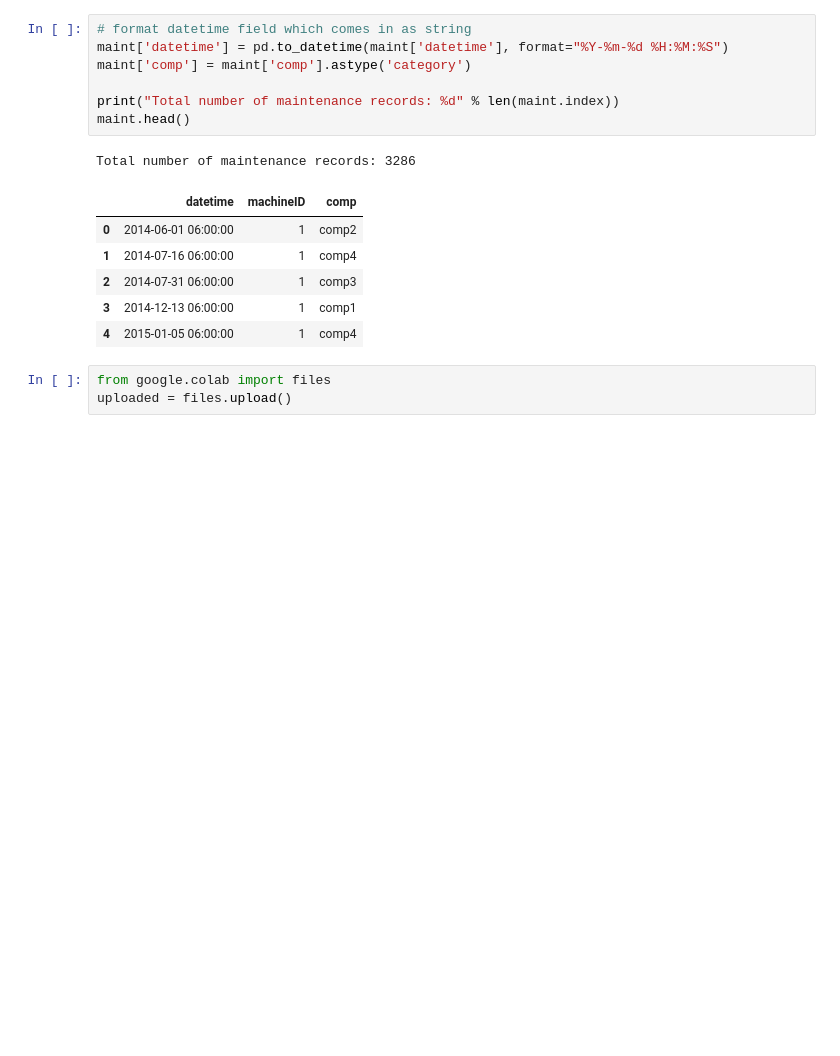
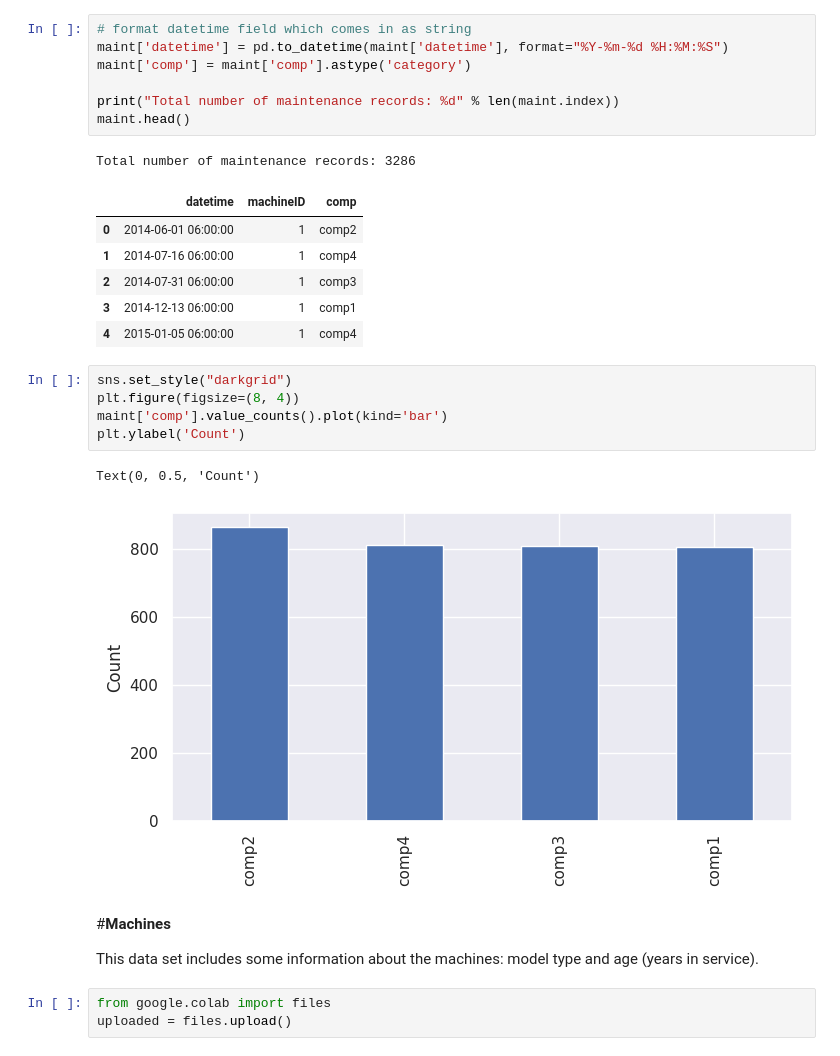
Before and after one commit to fishitmo/Takeobds, a Jupyter notebook: Predictive_Maintenance.ipynb, the cells around one changed output. Drawn from its saved outputs; the diff is of its cells as text; blank space fills up the shorter version.

```diff
--- a/Predictive_Maintenance.ipynb
+++ b/Predictive_Maintenance.ipynb
@@ -341,6 +372,18 @@ Total number of maintenance records: 3286
 | 2 | 2014-07-31 06:00:00 | 1 | comp3 |
 | 3 | 2014-12-13 06:00:00 | 1 | comp1 |
 | 4 | 2015-01-05 06:00:00 | 1 | comp4 |
+# %%
+sns.set_style("darkgrid")
+plt.figure(figsize=(8, 4))
+maint['comp'].value_counts().plot(kind='bar')
+plt.ylabel('Count')
+# %% [output]
+Text(0, 0.5, 'Count')
+[figure, added]
+# %% [markdown]
+#**Machines**
+
+This data set includes some information about the machines: model type and age (years in service).
 # %%
 from google.colab import files
 uploaded = files.upload()
```
Also changed, not shown: parts of 40 cells of this notebook.
